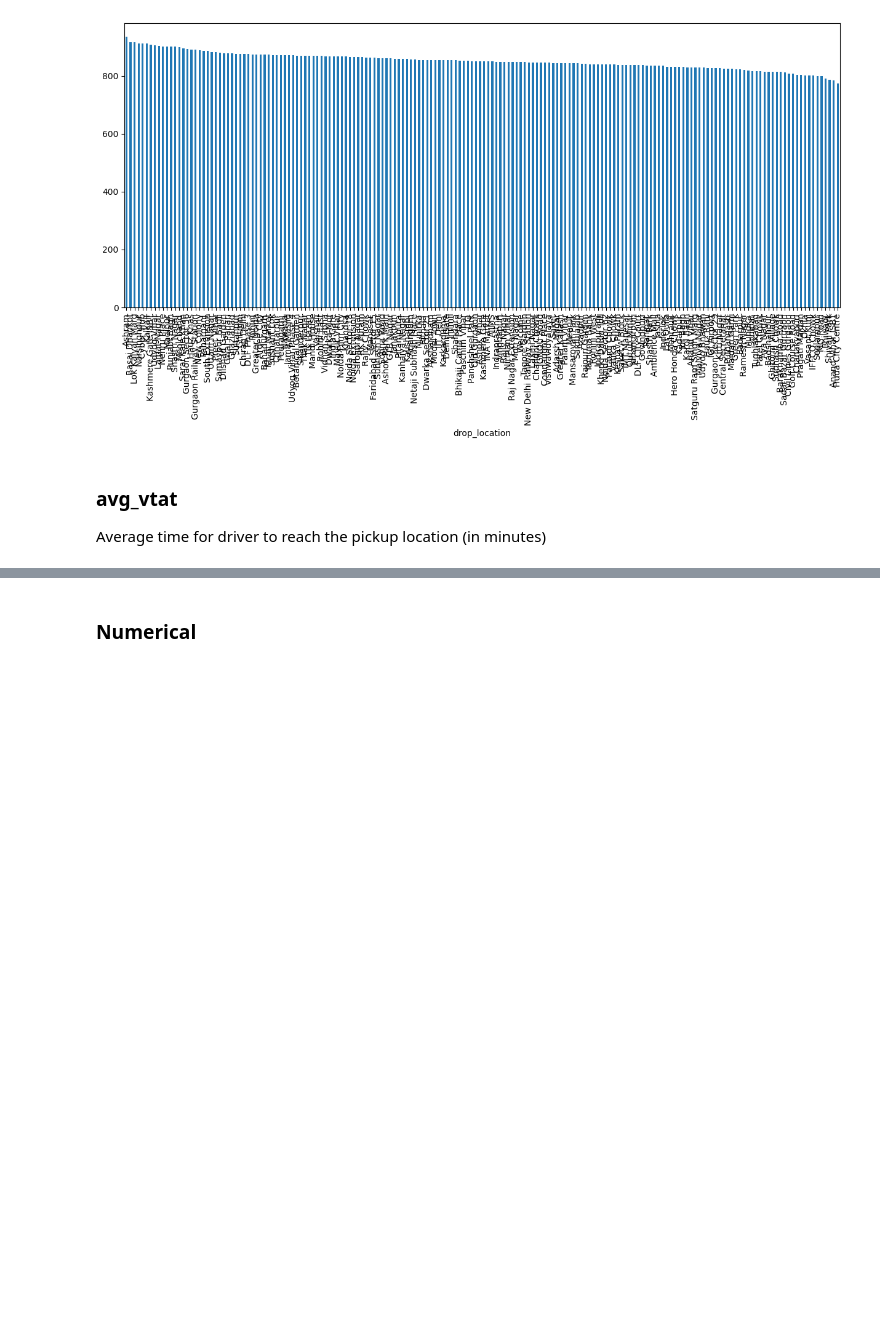
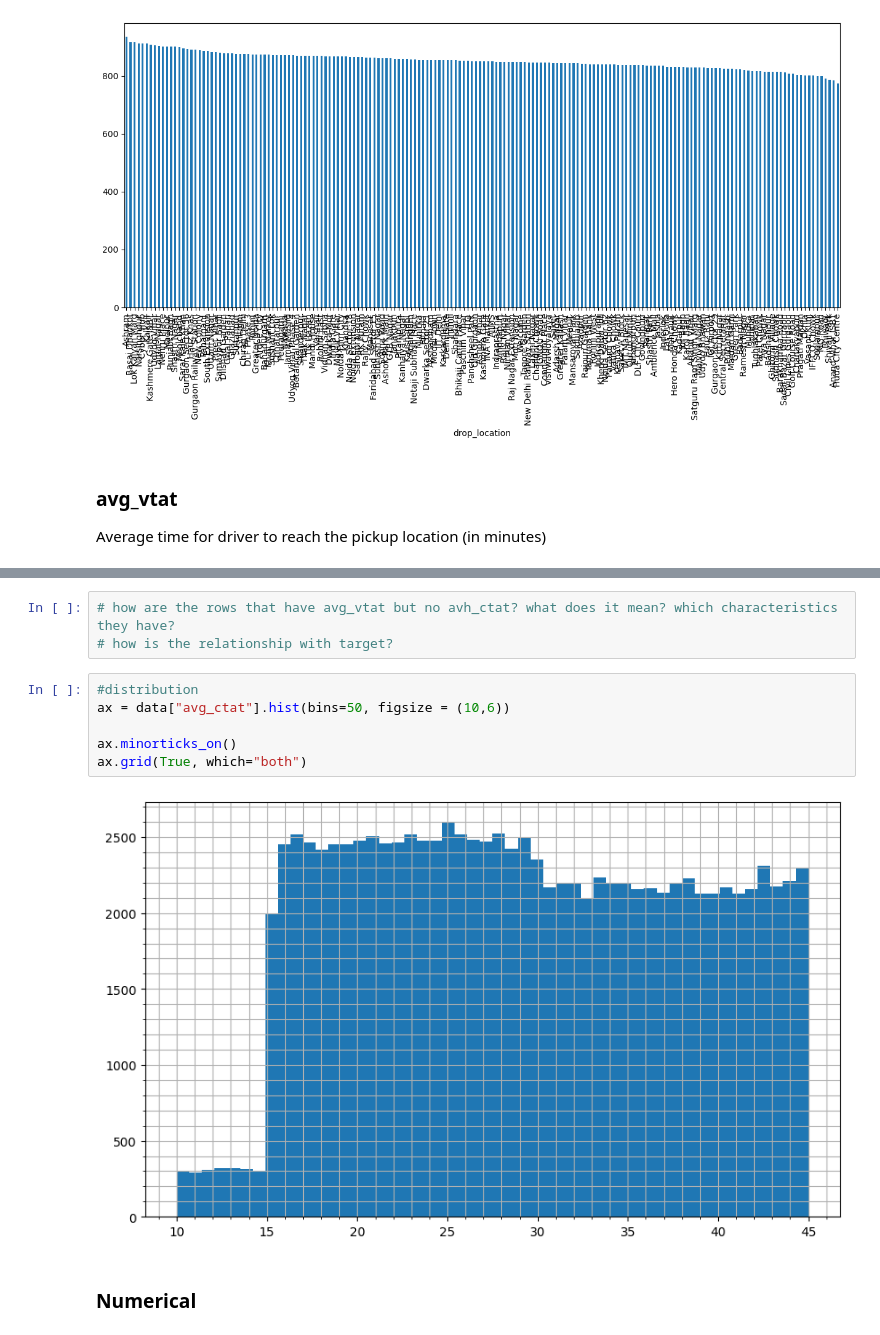
Before and after one commit to amaldu/uber-ride-cancellation-prediction, a Jupyter notebook: uber-analysis/notebooks/04_univar_eda.ipynb, the cells around one changed output, grey strips where cells are left out. Saved outputs shown, nothing was run; the diff lists cells and outputs as text; blank space fills up the shorter version.

```diff
--- a/uber-analysis/notebooks/04_univar_eda.ipynb
+++ b/uber-analysis/notebooks/04_univar_eda.ipynb
@@ -772,3 +869,14 @@ data["avg_vtat"].hist(bins=50)
+# %%
+# how are the rows that have avg_vtat but no avh_ctat? what does it mean? which characteristics they have?
+# how is the relationship with target?
+# %%
+#distribution
+ax = data["avg_ctat"].hist(bins=50, figsize = (10,6))
+
+ax.minorticks_on()
+ax.grid(True, which="both")
+# %% [output]
+[figure, added]
 # %% [markdown]
 ### Numerical
 # %%
```
Also changed, not shown: parts of 18 cells of this notebook, 1 other file.
